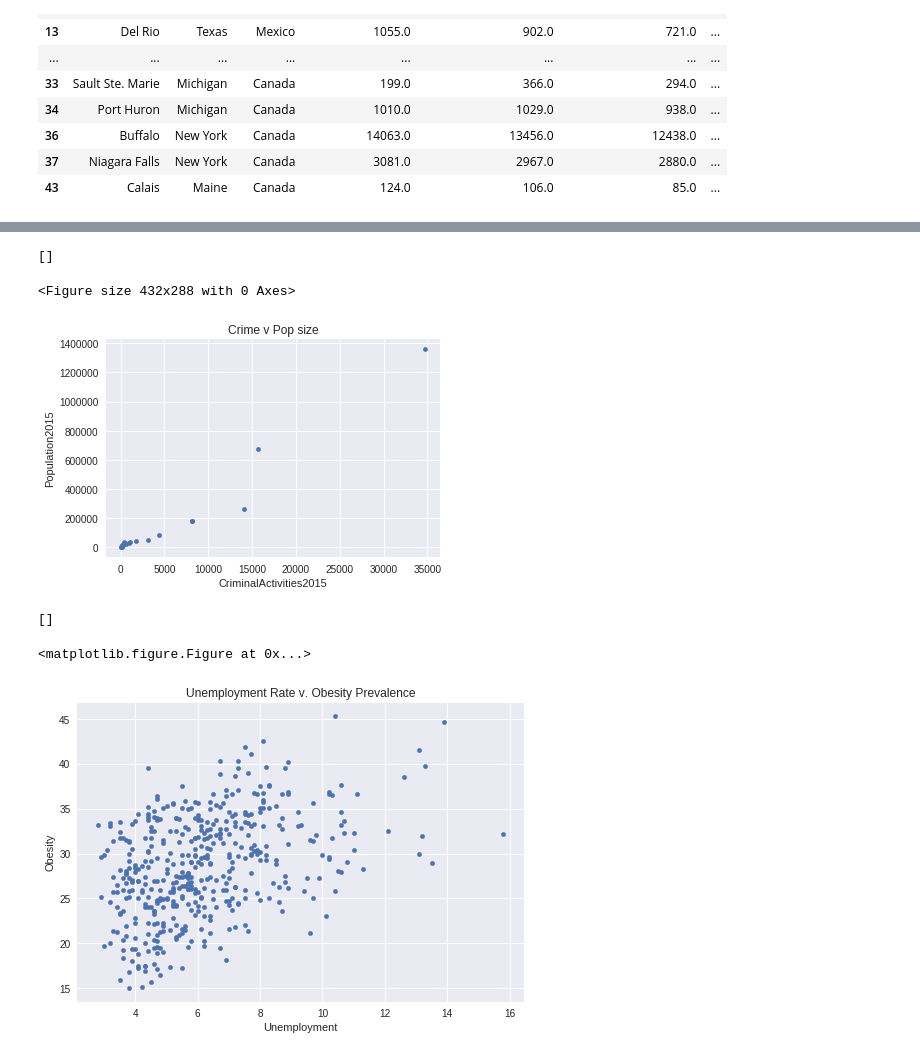
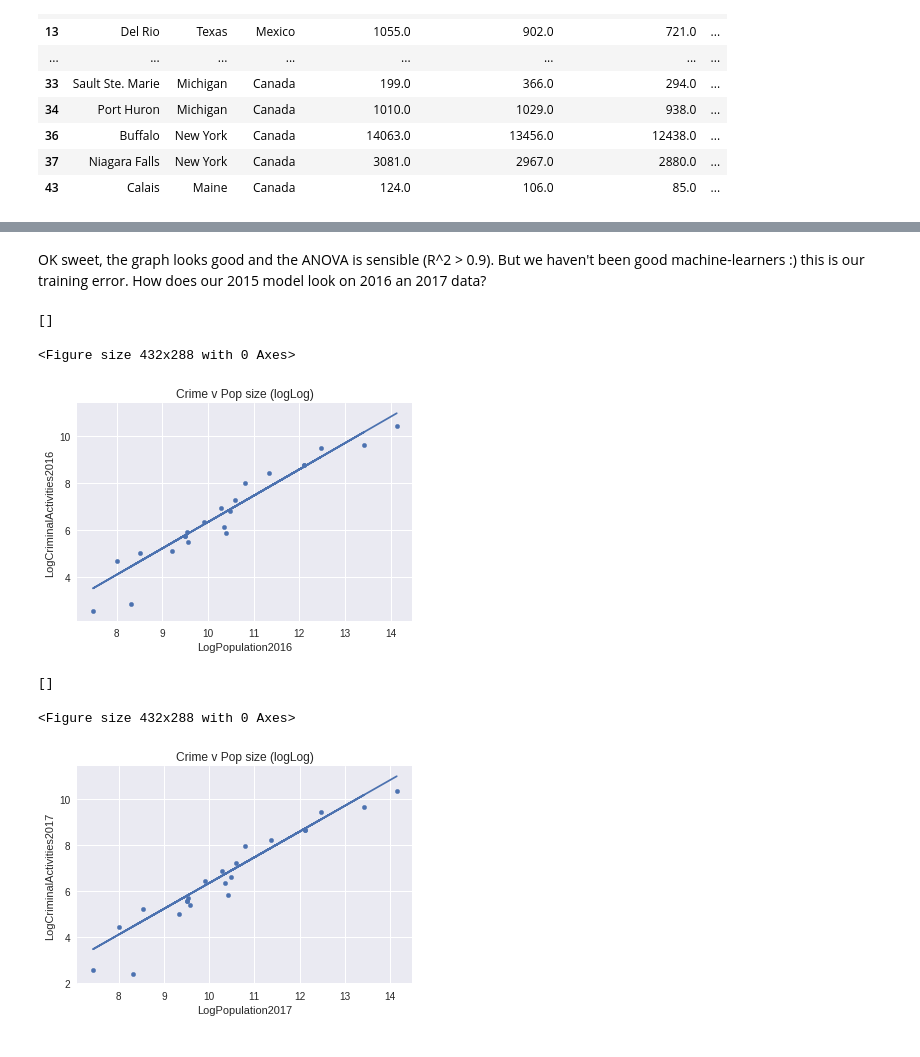
Before and after one commit to Drakensberge/crime_rates_data_commons, a Jupyter notebook: CrimeRates.ipynb, the cells around one changed output, grey strips where cells are left out. Saved outputs shown, nothing was run; the diff lists cells and outputs as text; code cells hidden in the pictures.

```diff
--- a/CrimeRates.ipynb
+++ b/CrimeRates.ipynb
@@ -600,0 +606,6 @@ Now's a good time to explore how each variable (high blood pressure prevalence,
+# %%
+yr = ['2015', '2016', '2017']
+cleaned = cleaned.rename(columns={"CriminalActivities": "CriminalActivities2015"})
+for y in yr:
+  cleaned['LogPopulation'+y] = cleaned['Population'+y].apply(np.log)
+  cleaned['LogCriminalActivities'+y] = cleaned['CriminalActivities'+y].apply(np.log)
@@ -600,0 +616,12 @@ Now's a good time to explore how each variable (high blood pressure prevalence,
+# %%
+plt.figure(figsize=(6,4))
+cleaned.plot.scatter(x='LogPopulation2015', y='LogCriminalActivities2015')
+X = cleaned[['LogPopulation2015']]
+Y = cleaned[['LogCriminalActivities2015']]
+
+results = sm.OLS(Y,sm.add_constant(X)).fit()
+plt.plot(X, X*results.params[1] + results.params[0])
+
+print(results.summary())
+plt.title('Crime v Pop size (logLog)')
+plt.plot()
@@ -601,21 +649,24 @@ Now's a good time to explore how each variable (high blood pressure prevalence,
+# %% [markdown]
+OK sweet, the graph looks good and the ANOVA is sensible (R^2 > 0.9). But we haven't been good machine-learners :) this is our training error. How does our 2015 model look on 2016 an 2017 data?
 # %%
-# Plot Bphigh vs. Obesity
-cleaned = cleaned.rename(columns={"CriminalActivities": "CriminalActivities2015"})
 plt.figure(figsize=(6,4))
-cleaned.plot.scatter(x='CriminalActivities2015', y='Population2015')
-plt.title('Crime v Pop size')
+cleaned.plot.scatter(x='LogPopulation2016', y='LogCriminalActivities2016')
+X = cleaned[['LogPopulation2016']]
+plt.plot(X, X*results.params[1] + results.params[0])
+plt.title('Crime v Pop size (logLog)')
 plt.plot()
 # %% [output]
 []
 <Figure size 432x288 with 0 Axes>
-[figure, old version]
+[figure, new version]
 # %%
-# Plot Unemployment with Obesity
 plt.figure(figsize=(6,4))
-cleaned.plot.scatter(x='Unemployment', y='Obesity')
-plt.title('Unemployment Rate v. Obesity Prevalence')
+cleaned.plot.scatter(x='LogPopulation2017', y='LogCriminalActivities2017')
+X = cleaned[['LogPopulation2017']]
+plt.plot(X, X*results.params[1] + results.params[0])
+plt.title('Crime v Pop size (logLog)')
 plt.plot()
 # %% [output]
 []
-<matplotlib.figure.Figure at 0x...>
+<Figure size 432x288 with 0 Axes>
-[figure, old version]
+[figure, new version]
```
Also changed, not shown: parts of 20 cells of this notebook.
